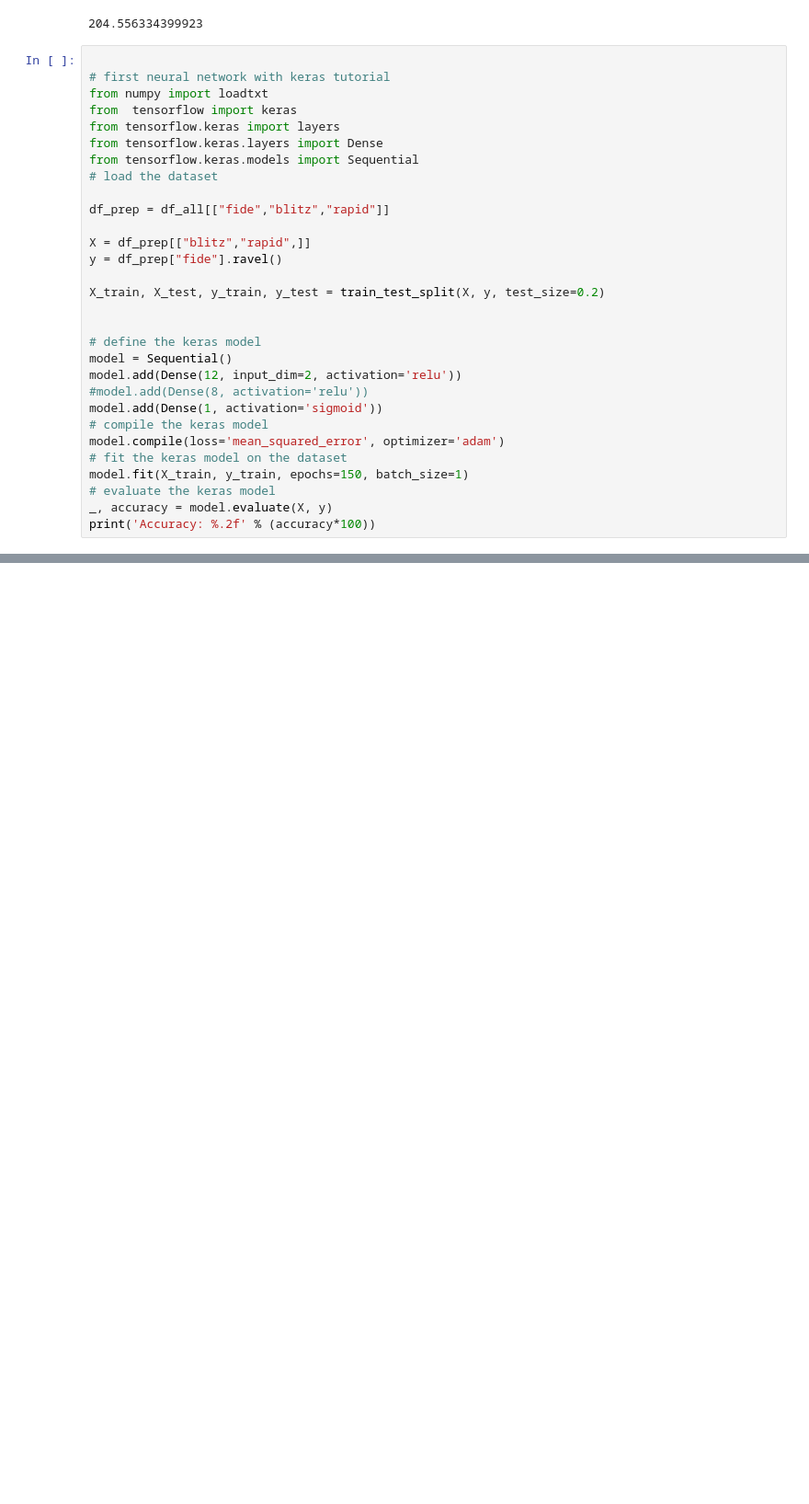
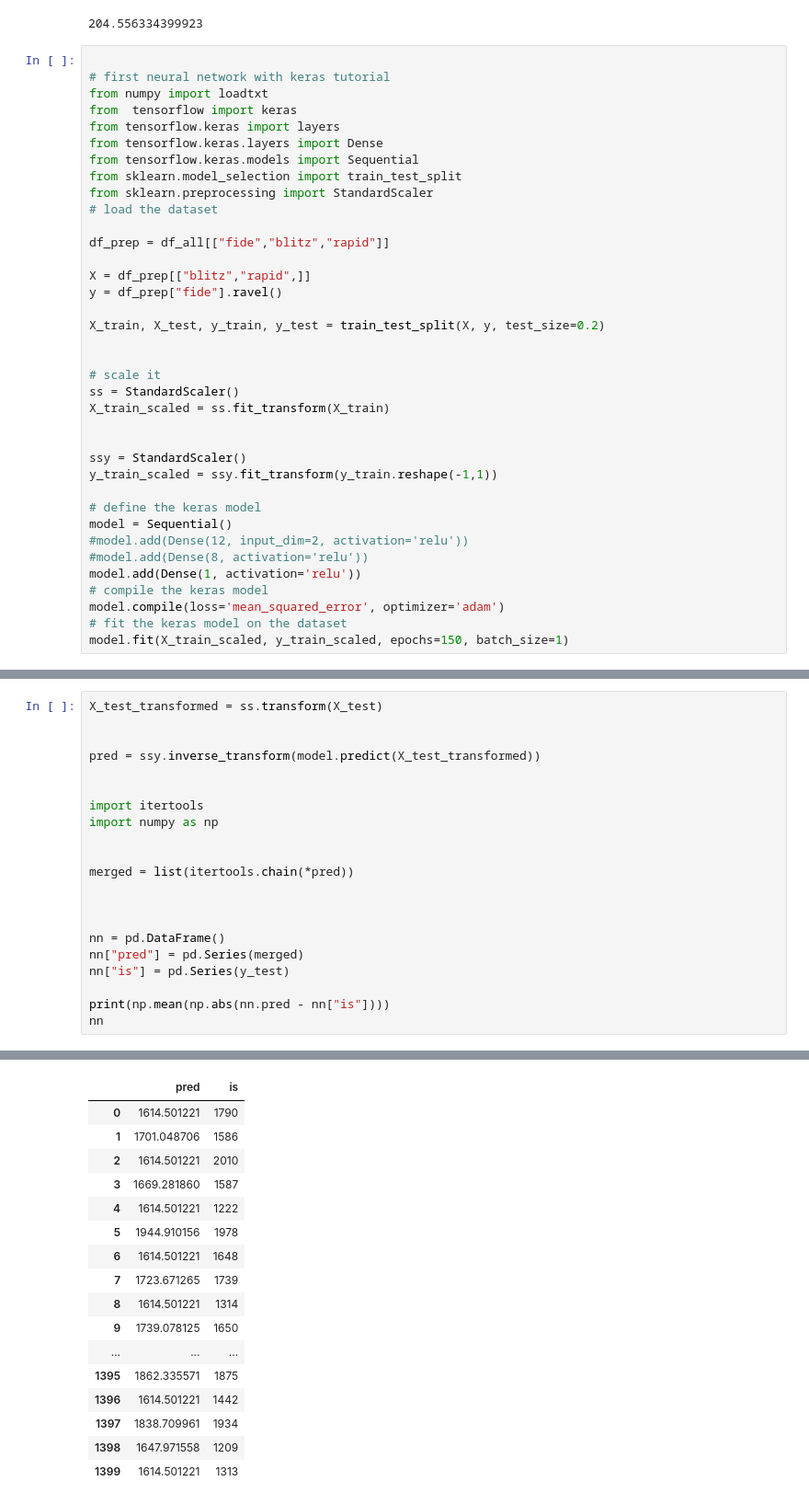
Before and after one commit to tuxmania87/chess-stats-dash, a Jupyter notebook: fide_analysis.ipynb, the cells around one changed output, grey strips where cells are left out. Shown: that part at 92% size. Cells and saved outputs as stored; diff of their text form; blank space fills up the shorter version.

```diff
--- a/fide_analysis.ipynb
+++ b/fide_analysis.ipynb
@@ -244,6 +245,8 @@ from  tensorflow import keras
 from tensorflow.keras import layers
 from tensorflow.keras.layers import Dense
 from tensorflow.keras.models import Sequential
+from sklearn.model_selection import train_test_split
+from sklearn.preprocessing import StandardScaler
 # load the dataset
 
 df_prep = df_all[["fide","blitz","rapid"]]
@@ -254,17 +257,22 @@ y = df_prep["fide"].ravel()
 X_train, X_test, y_train, y_test = train_test_split(X, y, test_size=0.2)
 
 
+# scale it
+ss = StandardScaler()
+X_train_scaled = ss.fit_transform(X_train)
+
+
+ssy = StandardScaler()
+y_train_scaled = ssy.fit_transform(y_train.reshape(-1,1))
+
 # define the keras model
 model = Sequential()
-model.add(Dense(12, input_dim=2, activation='relu'))
+#model.add(Dense(12, input_dim=2, activation='relu'))
 #model.add(Dense(8, activation='relu'))
-model.add(Dense(1, activation='sigmoid'))
+model.add(Dense(1, activation='relu'))
 # compile the keras model
 model.compile(loss='mean_squared_error', optimizer='adam')
 # fit the keras model on the dataset
-model.fit(X_train, y_train, epochs=150, batch_size=1)
-# evaluate the keras model
-_, accuracy = model.evaluate(X, y)
-print('Accuracy: %.2f' % (accuracy*100))
+model.fit(X_train_scaled, y_train_scaled, epochs=150, batch_size=1)
 # %% [output]
 Epoch 1/150
@@ -279,0 +296,22 @@ KeyboardInterrupt:
+# %%
+X_test_transformed = ss.transform(X_test)
+
+
+pred = ssy.inverse_transform(model.predict(X_test_transformed))
+
+
+import itertools
+import numpy as np
+
+
+merged = list(itertools.chain(*pred))
+
+
+
+nn = pd.DataFrame()
+nn["pred"] = pd.Series(merged)
+nn["is"] = pd.Series(y_test)
+
+print(np.mean(np.abs(nn.pred - nn["is"])))
+nn
+# %% [output]
@@ -279,0 +319,17 @@ KeyboardInterrupt:
+|  | pred | is |
+| 0 | 1614.501221 | 1790 |
+| 1 | 1701.048706 | 1586 |
+| 2 | 1614.501221 | 2010 |
+| 3 | 1669.281860 | 1587 |
+| 4 | 1614.501221 | 1222 |
+| 5 | 1944.910156 | 1978 |
+| 6 | 1614.501221 | 1648 |
+| 7 | 1723.671265 | 1739 |
+| 8 | 1614.501221 | 1314 |
+| 9 | 1739.078125 | 1650 |
+| ... | ... | ... |
+| 1395 | 1862.335571 | 1875 |
+| 1396 | 1614.501221 | 1442 |
+| 1397 | 1838.709961 | 1934 |
+| 1398 | 1647.971558 | 1209 |
+| 1399 | 1614.501221 | 1313 |
```
Also changed, not shown: parts of 4 cells of this notebook, 2 other files.
